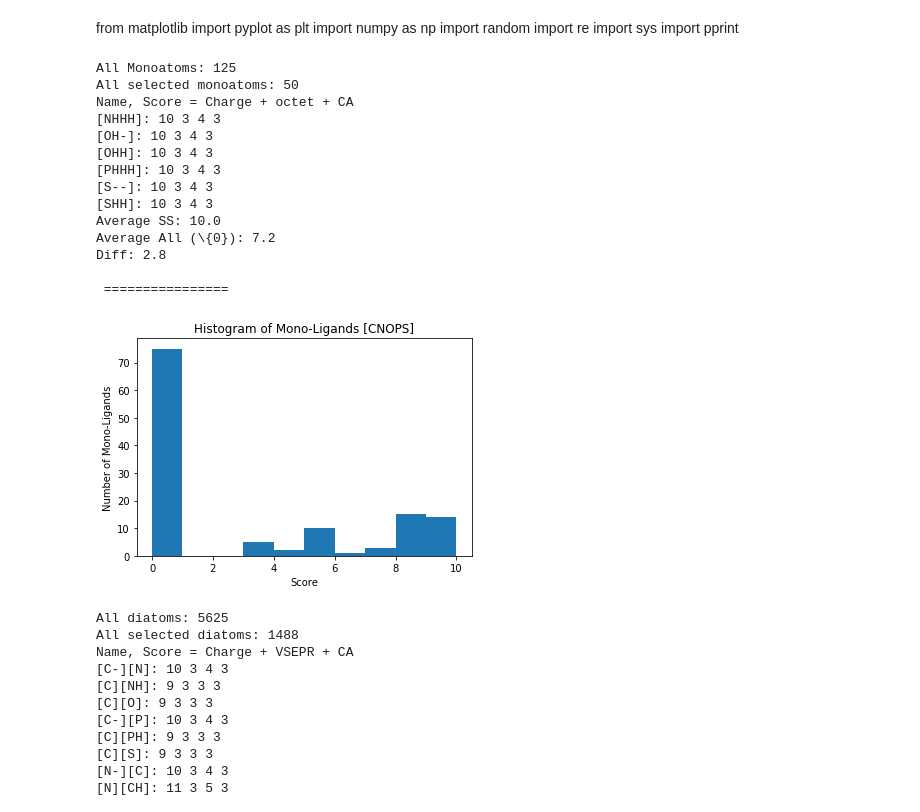
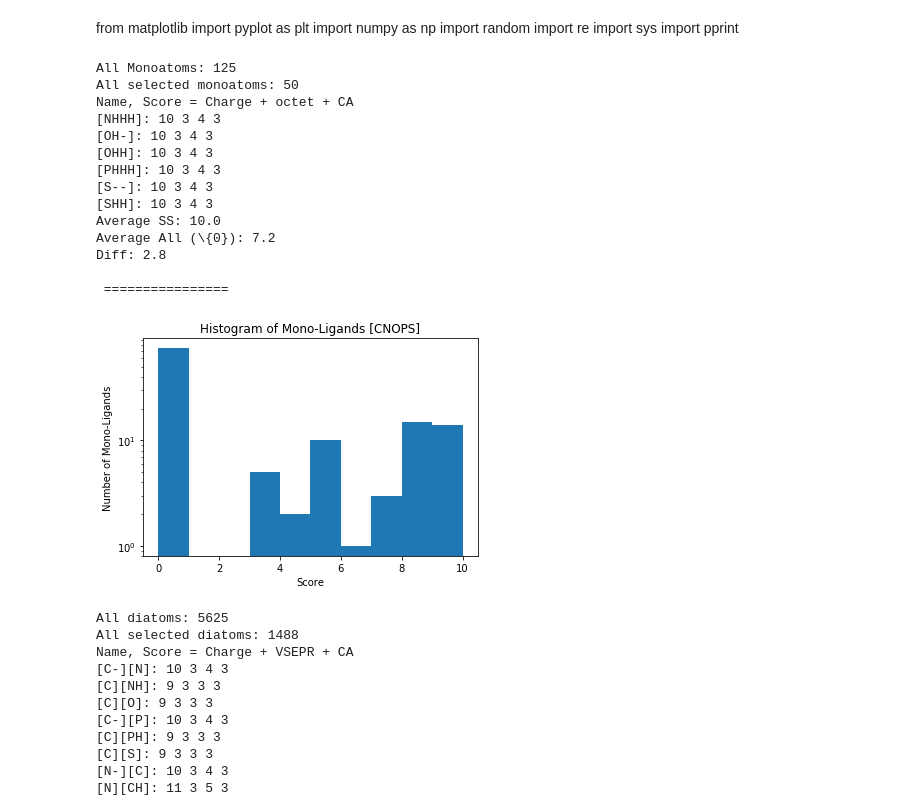
Before and after one commit to hjkgrp/smu, a Jupyter notebook: enum/enum.ipynb, the cells around one changed output. Cells and saved outputs as stored; diff of their text form; code cells hidden in the pictures.

```diff
--- a/enum/enum.ipynb
+++ b/enum/enum.ipynb
@@ -181,35 +181,35 @@ for name, props in dictMo.items():
             avgSS.append(props[-1])
 print("Average SS: " + str(np.average(avgSS)))
 print("Average All (\{0}): " + str(np.average(avgAll)))
 print("Diff: " + str(np.average(avgSS) - np.average(avgAll)))
 print('\n ================ \n')
 diffs.append(np.average(avgSS) - np.average(avgAll))
 
 
 
 plt.xlabel('Score')
 plt.ylabel('Number of Mono-Ligands')
-# plt.yscale('log', nonposy='clip')
+plt.yscale('log', nonposy='clip')
 plt.title('Histogram of Mono-Ligands ['+ components + "]")
 plt.hist(scoreHist)
 # plt.savefig('monoDistr' + components + ".pdf", bbox_inches='tight')
 plt.show()
 # %% [output]
 All Monoatoms: 125
 All selected monoatoms: 50
 Name, Score = Charge + octet + CA
 [NHHH]: 10 3 4 3
 [OH-]: 10 3 4 3
 [OHH]: 10 3 4 3
 [PHHH]: 10 3 4 3
 [S--]: 10 3 4 3
 [SHH]: 10 3 4 3
 Average SS: 10.0
 Average All (\{0}): 7.2
 Diff: 2.8
 
  ================
-[figure, old version]
+[figure, new version]
 # %%
 # re.sub('[\]\[]','',diatomName) # remove the brackets
 
```
Also changed, not shown: parts of 2 cells of this notebook, 21 other files.
